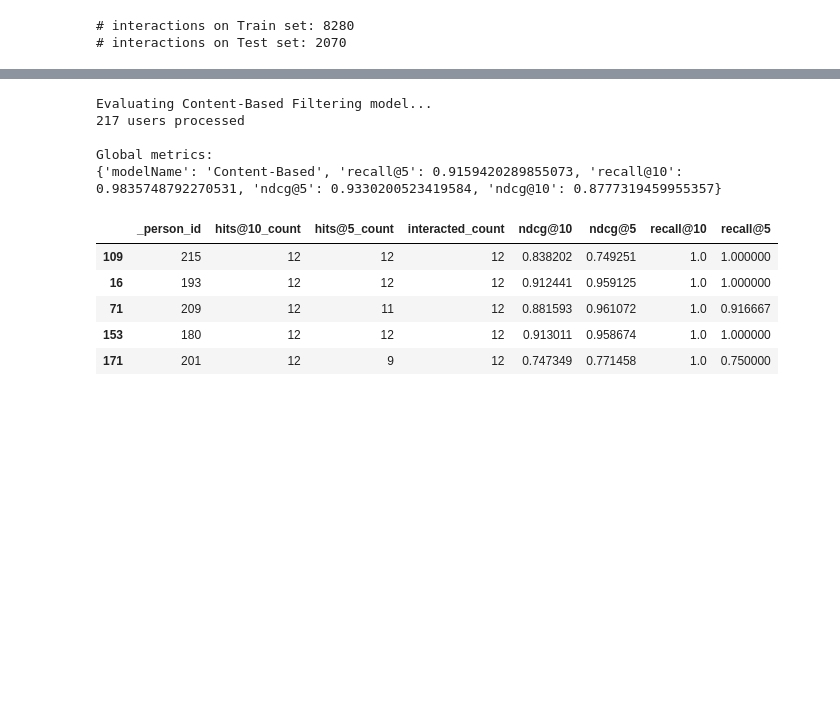
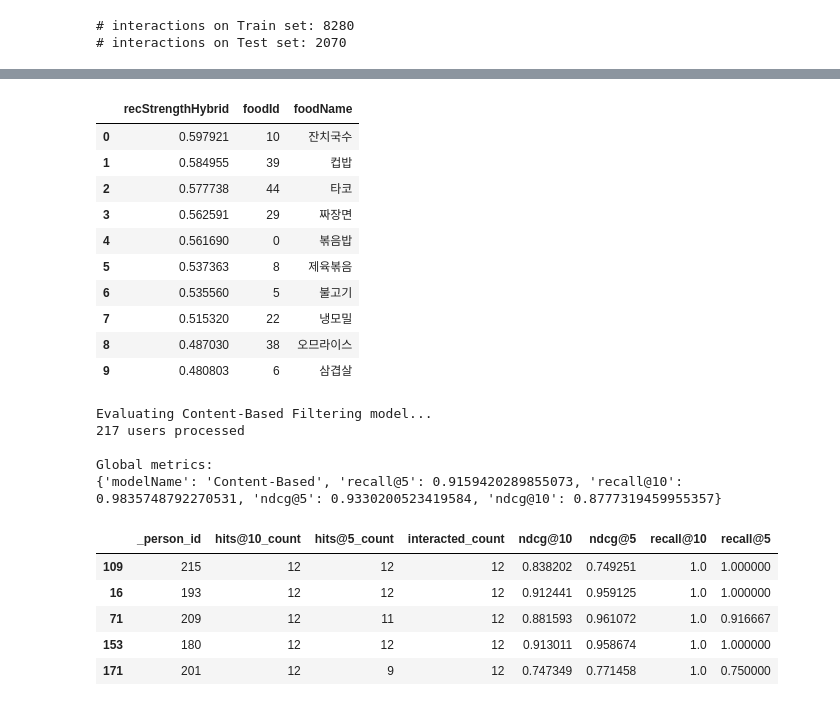
Before and after one commit to gun0317/GoEat, a Jupyter notebook: food_recommender2.ipynb, the cells around one changed output, grey strips where cells are left out. Cells and saved outputs as stored; diff of their text form; code cells hidden in the pictures; blank space fills up the shorter version.

```diff
--- a/food_recommender2.ipynb
+++ b/food_recommender2.ipynb
@@ -89,3 +111,17 @@ model_evaluator = GoEat.ModelEvaluator(interactions_full_df,interactions_train_d
+# %%
+hybrid_model.recommend_items(1,topn=10,verbose=True)
+# %% [output]
+|  | recStrengthHybrid | foodId | foodName |
+| 0 | 0.597921 | 10 | 잔치국수 |
+| 1 | 0.584955 | 39 | 컵밥 |
+| 2 | 0.577738 | 44 | 타코 |
+| 3 | 0.562591 | 29 | 짜장면 |
+| 4 | 0.561690 | 0 | 볶음밥 |
+| 5 | 0.537363 | 8 | 제육볶음 |
+| 6 | 0.535560 | 5 | 불고기 |
+| 7 | 0.515320 | 22 | 냉모밀 |
+| 8 | 0.487030 | 38 | 오므라이스 |
+| 9 | 0.480803 | 6 | 삼겹살 |
 # %%
 print('Evaluating Content-Based Filtering model...')
 cb_global_metrics, cb_detailed_results_df = model_evaluator.evaluate_model(cb_model)
```
Also changed, not shown: parts of 20 cells of this notebook, 1 other file.
